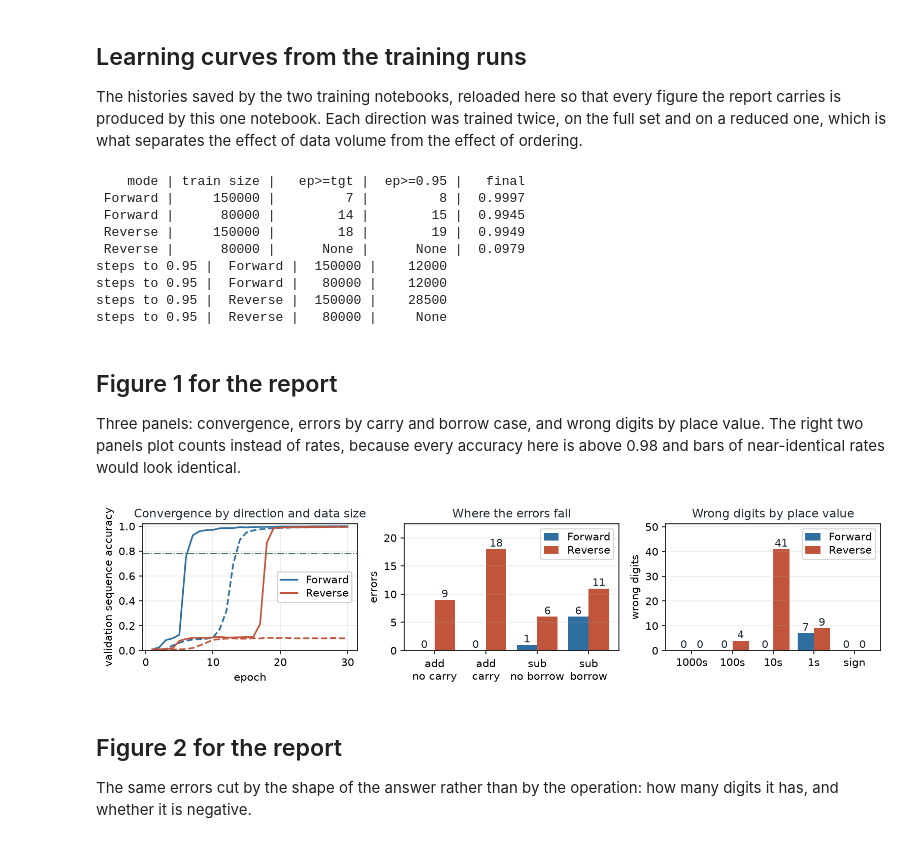
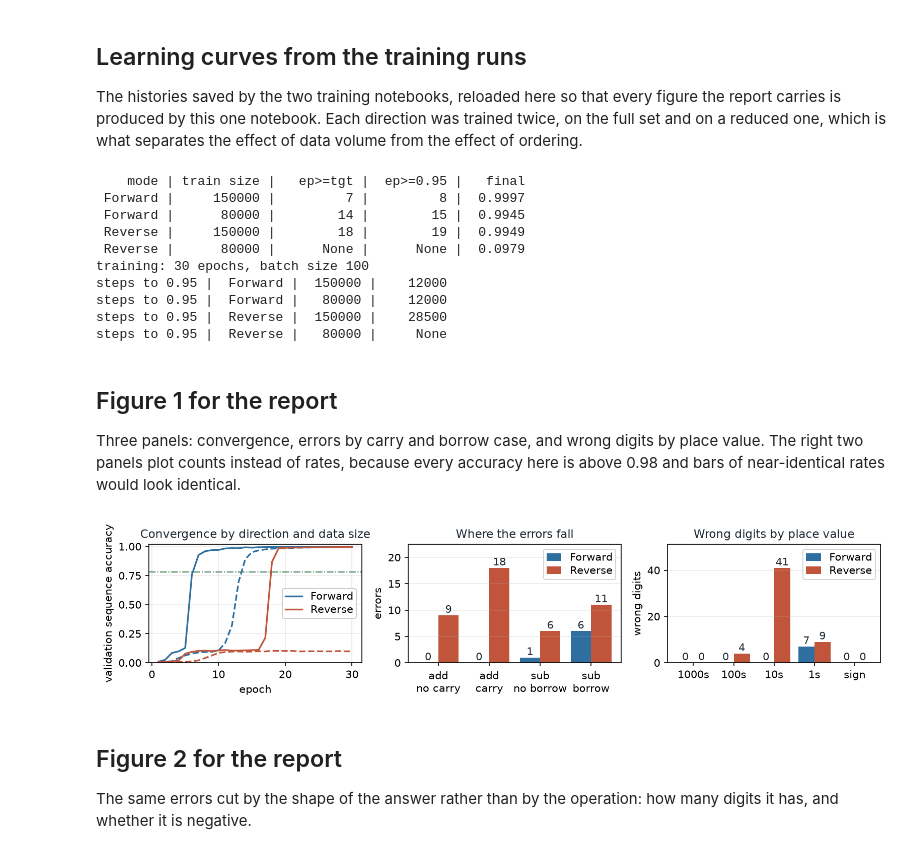
Before and after one commit to KaranR03/AdvancedMachineLearning, a Jupyter notebook: Ass5/Final/project5_code/main_report.ipynb, the cells around one changed output. Saved outputs shown, nothing was run; the diff lists cells and outputs as text; code cells hidden in the pictures.

```diff
--- a/Ass5/Final/project5_code/main_report.ipynb
+++ b/Ass5/Final/project5_code/main_report.ipynb
@@ -506,0 +514,25 @@ both models exceed the 0.78 target on the held-out set
+# %%
+# evaluate() is the measure the workshop trained against: it compares the generated answer
+# position by position and counts a sequence correct only when every position matches. Task 3
+# asks whether the number is right, which is what the table above reports. These are two
+# different questions about the same predictions and they should very nearly agree, because a
+# token sequence that matches everywhere decodes to the same integer. They need not agree
+# exactly: a prediction that runs past the end of its target fails the token test and can still
+# parse to the right number. The gap below is what says how often that happened, and a gap of
+# zero means every sequence one definition accepted the other accepted too. The digit rate is
+# the part the integer view cannot show, which is how much of a wrong answer was still right.
+print(f"{'token level':>11} | {'mode':>8} | {'digit':>9} | {'sequence':>9} | {'numeric':>9}")
+gaps = []
+for name, model, reverse in [("Forward", forward_model, False),
+                             ("Reverse", reverse_model, True)]:
+    digit_accuracy, sequence_accuracy = evaluate(model, data_test, reverse)
+    numeric_accuracy = results_table[(name, "overall")][2]
+    gaps.append(abs(sequence_accuracy - numeric_accuracy))
+    print(f"{'token level':>11} | {name:>8} | {digit_accuracy:>9.4f} | "
+          f"{sequence_accuracy:>9.4f} | {numeric_accuracy:>9.4f}")
+
+# A scoring mistake, the reverse flag handed to the wrong model for instance, would move these
+# two definitions apart by far more than the handful of examples they can legitimately differ
+# on, so the tolerance is loose enough to be about bugs rather than about definitions.
+assert max(gaps) < 0.005, f"token and integer scoring disagree by {max(gaps):.4f}"
+print(f"largest gap between token-level and integer-level sequence accuracy: {max(gaps):.4f}")
@@ -842,6 +879,13 @@ for (mode, size), history in histories.items():
 train_batch_size = 100
 batches_per_epoch = {"_full": 150000 // train_batch_size,
                      "_80k": 80000 // train_batch_size}
+# Both directions have to have been trained over the same number of epochs, or the epoch axis
+# the rows above compare them on is not a single axis. The count comes from the curves
+# themselves, one entry per epoch, rather than from anything typed here.
+epochs_trained = {mode: len(histories[(mode, "_full")]["val_seq"])
+                  for mode in ["Forward", "Reverse"]}
+assert len(set(epochs_trained.values())) == 1, f"epochs differ: {epochs_trained}"
+print(f"training: {epochs_trained['Forward']} epochs, batch size {train_batch_size}")
 for (mode, size), row in curve_rows.items():
     epoch_at_95 = row[1]
     steps = epoch_at_95 * batches_per_epoch[size] if epoch_at_95 is not None else None
@@ -853,6 +897,7 @@ for (mode, size), row in curve_rows.items():
  Forward |      80000 |        14 |        15 |  0.9945
  Reverse |     150000 |        18 |        19 |  0.9949
  Reverse |      80000 |      None |      None |  0.0979
+training: 30 epochs, batch size 100
 steps to 0.95 |  Forward |  150000 |    12000
 steps to 0.95 |  Forward |   80000 |    12000
 steps to 0.95 |  Reverse |  150000 |    28500
@@ -873,7 +918,7 @@ MUTED, PALE, GREEN = "#7b8794", "#e8ecf1", "#3f7d58"
 # near 6.7 pt, which is the smallest that stays comfortable beside 10 pt body text. The height
 # is kept tight because this figure spans both columns, so every inch of it costs two inches
 # of text.
-fig, axes = plt.subplots(1, 3, figsize=(10.5, 2.6), dpi=150)
+fig, axes = plt.subplots(1, 3, figsize=(10.5, 2.5), dpi=150)
 
 # Left panel: convergence. Solid is the full training set, dashed the reduced one.
 ax = axes[0]
@@ -919,34 +964,34 @@ ax.set_ylim(0, max(errors_f + errors_r) * 1.25)
 ax.grid(alpha=0.25, axis="y")
 ax.legend(fontsize=10, labelspacing=0.25, handlelength=1.4, borderpad=0.3)
 ax.set_title("Where the errors fall", fontsize=11, color=INK)
 
 ax = axes[2]
 labels = ["thousands", "hundreds", "tens", "units", "sign"]
 # Abbreviated on the axis only. Set large enough to read once the figure is scaled into the
 # report, the five full words overlap; the keys above stay spelled out.
 tick_labels = ["1000s", "100s", "10s", "1s", "sign"]
 wrong_f = [round((1 - acc_f[k]) * n_f[k]) for k in labels]
 wrong_r = [round((1 - acc_r[k]) * n_r[k]) for k in labels]
 x = np.arange(len(labels))
 ax.bar(x - 0.2, wrong_f, 0.4, color=ACCENT, label="Forward")
 ax.bar(x + 0.2, wrong_r, 0.4, color=WARM, label="Reverse")
 for xi, value in zip(x - 0.2, wrong_f):
     ax.text(xi, value, str(value), ha="center", va="bottom", fontsize=10, color=INK)
 for xi, value in zip(x + 0.2, wrong_r):
     ax.text(xi, value, str(value), ha="center", va="bottom", fontsize=10, color=INK)
 ax.set_xticks(x)
 ax.set_xticklabels(tick_labels, fontsize=10)
 ax.set_ylabel("wrong digits")
 ax.set_ylim(0, max(wrong_f + wrong_r) * 1.25)
 ax.grid(alpha=0.25, axis="y")
 ax.legend(fontsize=10, labelspacing=0.25, handlelength=1.4, borderpad=0.3)
 ax.set_title("Wrong digits by place value", fontsize=11, color=INK)
 
 plt.tight_layout()
 plt.savefig("figure_1_overview.pdf", bbox_inches="tight")
 plt.show()
 # %% [output]
-[figure, old version]
+[figure, new version]
 # %% [markdown]
 ## Figure 2 for the report
 
```
Also changed, not shown: parts of 4 cells of this notebook, 13 other files.
